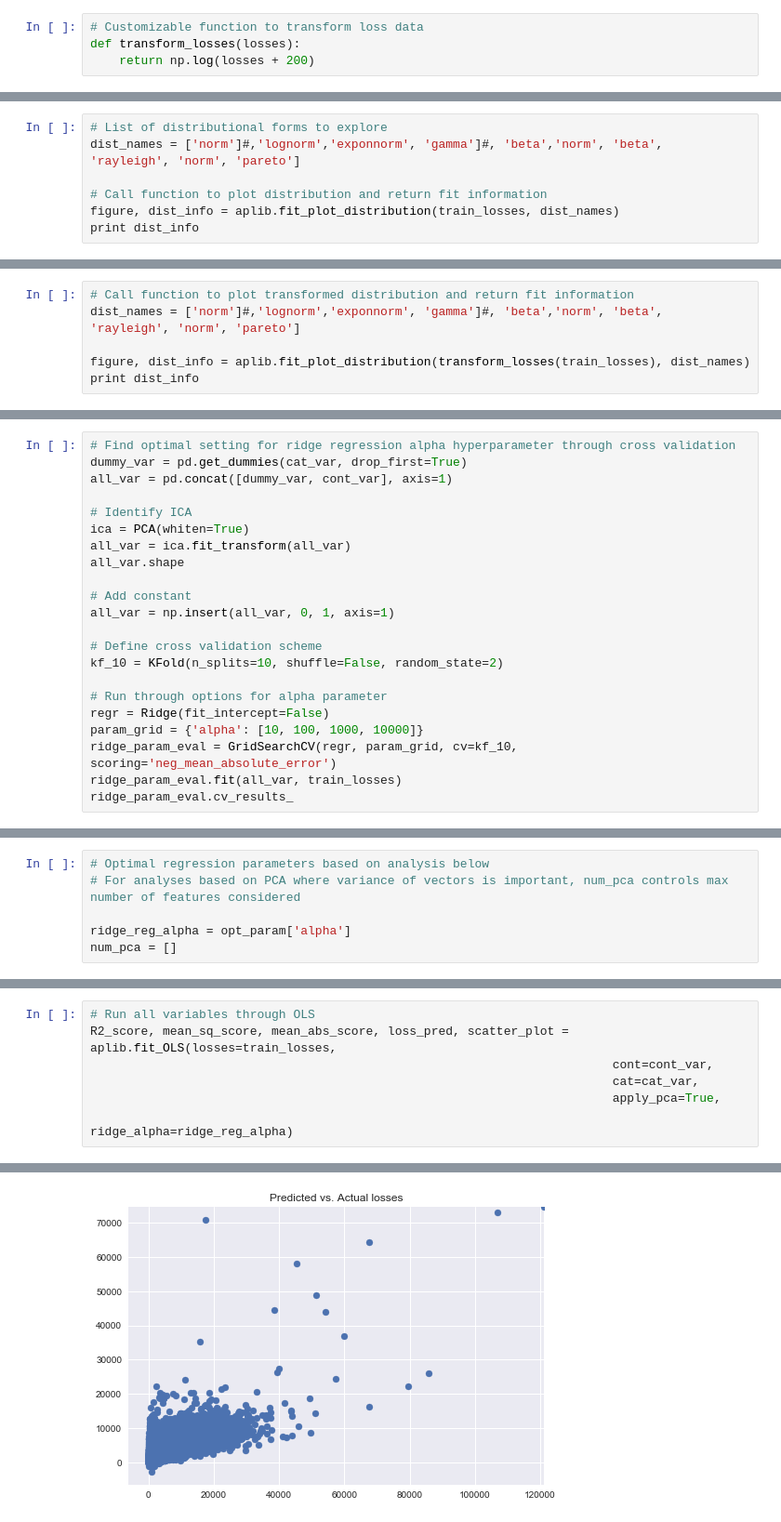
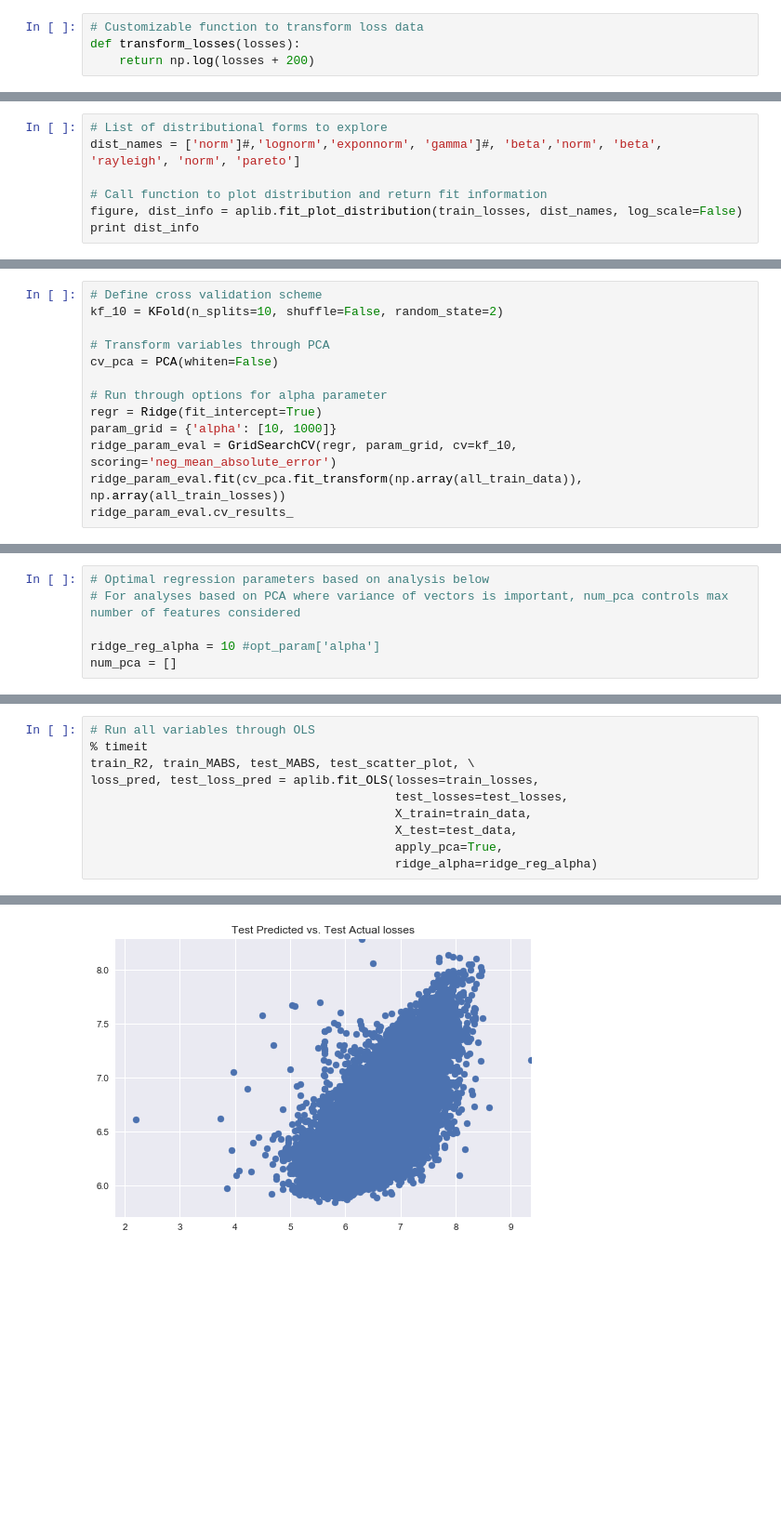
Before and after one commit to ap307/springboard_cap1, a Jupyter notebook: cap1_eda_review.ipynb, the cells around one changed output, grey strips where cells are left out. Shown at 93% size. Saved outputs shown, nothing was run; the diff lists cells and outputs as text; blank space fills up the shorter version.

```diff
--- a/cap1_eda_review.ipynb
+++ b/cap1_eda_review.ipynb
@@ -74,5 +96,5 @@ for column in cat_var:
 dist_names = ['norm']#,'lognorm','exponnorm', 'gamma']#, 'beta','norm', 'beta', 'rayleigh', 'norm', 'pareto']
 
 # Call function to plot distribution and return fit information
-figure, dist_info = aplib.fit_plot_distribution(train_losses, dist_names)
+figure, dist_info = aplib.fit_plot_distribution(train_losses, dist_names, log_scale=False)
 print dist_info
@@ -82,6 +100,0 @@ print dist_info
-# %%
-# Call function to plot transformed distribution and return fit information
-dist_names = ['norm']#,'lognorm','exponnorm', 'gamma']#, 'beta','norm', 'beta', 'rayleigh', 'norm', 'pareto']
-
-figure, dist_info = aplib.fit_plot_distribution(transform_losses(train_losses), dist_names)
-print dist_info
@@ -179,22 +150,13 @@ fig.tight_layout()
 # %%
-# Find optimal setting for ridge regression alpha hyperparameter through cross validation
-dummy_var = pd.get_dummies(cat_var, drop_first=True)
-all_var = pd.concat([dummy_var, cont_var], axis=1)
-
-# Identify ICA
-ica = PCA(whiten=True)
-all_var = ica.fit_transform(all_var)
-all_var.shape
-
-# Add constant
-all_var = np.insert(all_var, 0, 1, axis=1)
-
 # Define cross validation scheme
 kf_10 = KFold(n_splits=10, shuffle=False, random_state=2)
 
+# Transform variables through PCA
+cv_pca = PCA(whiten=False)
+
 # Run through options for alpha parameter
-regr = Ridge(fit_intercept=False)
-param_grid = {'alpha': [10, 100, 1000, 10000]}
+regr = Ridge(fit_intercept=True)
+param_grid = {'alpha': [10, 1000]}
 ridge_param_eval = GridSearchCV(regr, param_grid, cv=kf_10, scoring='neg_mean_absolute_error')
-ridge_param_eval.fit(all_var, train_losses)
+ridge_param_eval.fit(cv_pca.fit_transform(np.array(all_train_data)), np.array(all_train_losses))
 ridge_param_eval.cv_results_
@@ -226,5 +168,5 @@ print opt_param
 # Optimal regression parameters based on analysis below
 # For analyses based on PCA where variance of vectors is important, num_pca controls max number of features considered
 
-ridge_reg_alpha = opt_param['alpha']
+ridge_reg_alpha = 10 #opt_param['alpha']
 num_pca = []
@@ -231,8 +176,11 @@ num_pca = []
 # %%
 # Run all variables through OLS
-R2_score, mean_sq_score, mean_abs_score, loss_pred, scatter_plot = aplib.fit_OLS(losses=train_losses,
-                                                                        cont=cont_var,
-                                                                        cat=cat_var,
-                                                                        apply_pca=True,
-                                                                       ridge_alpha=ridge_reg_alpha)
+% timeit
+train_R2, train_MABS, test_MABS, test_scatter_plot, \
+loss_pred, test_loss_pred = aplib.fit_OLS(losses=train_losses,
+                                          test_losses=test_losses,
+                                          X_train=train_data,
+                                          X_test=test_data,
+                                          apply_pca=True,
+                                          ridge_alpha=ridge_reg_alpha)
 # %% [output]
@@ -242 +190 @@ MAE: 1283
-[figure, old version]
+[figure, new version]
```
Also changed, not shown: parts of 26 cells of this notebook, 18 other files.
